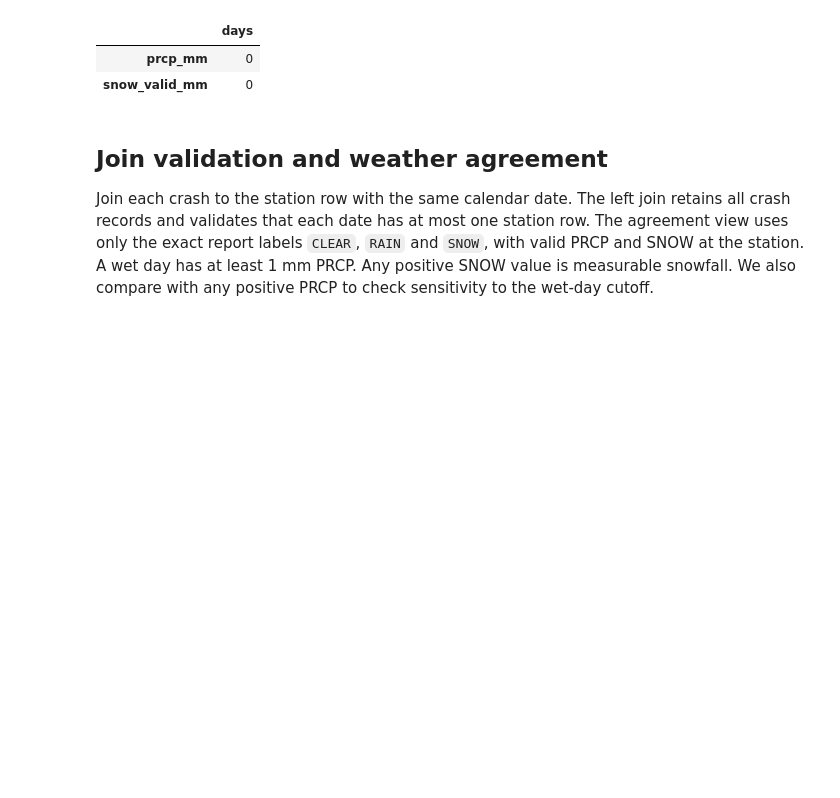
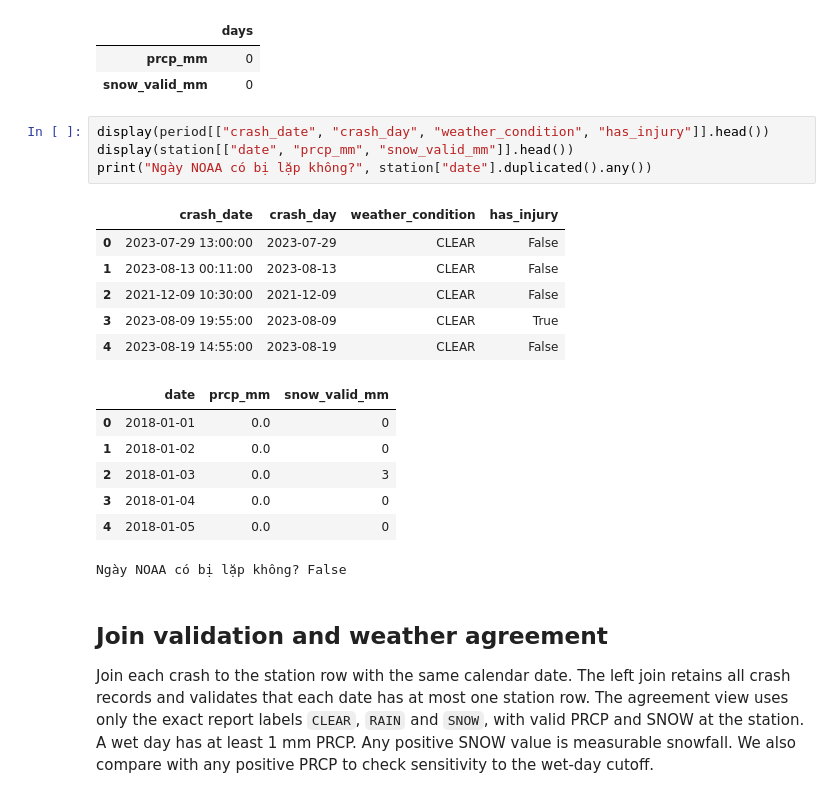
Before and after one commit to Tam-Khuyen/Traffic-Accidents, a Jupyter notebook: notebooks/02_analysis_q3.ipynb, the cells around one changed output. Drawn from its saved outputs; the diff is of its cells as text; blank space fills up the shorter version.

```diff
--- a/notebooks/02_analysis_q3.ipynb
+++ b/notebooks/02_analysis_q3.ipynb
@@ -76,6 +76,24 @@ Unavailable measurements by field after quality flags:
 |  | days |
 | prcp_mm | 0 |
 | snow_valid_mm | 0 |
+# %%
+display(period[["crash_date", "crash_day", "weather_condition", "has_injury"]].head())
+display(station[["date", "prcp_mm", "snow_valid_mm"]].head())
+print("Ngày NOAA có bị lặp không?", station["date"].duplicated().any())
+# %% [output]
+|  | crash_date | crash_day | weather_condition | has_injury |
+| 0 | 2023-07-29 13:00:00 | 2023-07-29 | CLEAR | False |
+| 1 | 2023-08-13 00:11:00 | 2023-08-13 | CLEAR | False |
+| 2 | 2021-12-09 10:30:00 | 2021-12-09 | CLEAR | False |
+| 3 | 2023-08-09 19:55:00 | 2023-08-09 | CLEAR | True |
+| 4 | 2023-08-19 14:55:00 | 2023-08-19 | CLEAR | False |
+|  | date | prcp_mm | snow_valid_mm |
+| 0 | 2018-01-01 | 0.0 | 0 |
+| 1 | 2018-01-02 | 0.0 | 0 |
+| 2 | 2018-01-03 | 0.0 | 3 |
+| 3 | 2018-01-04 | 0.0 | 0 |
+| 4 | 2018-01-05 | 0.0 | 0 |
+Ngày NOAA có bị lặp không? False
 # %% [markdown]
 ## Join validation and weather agreement
 
```
Also changed, not shown: parts of 2 cells of this notebook.
